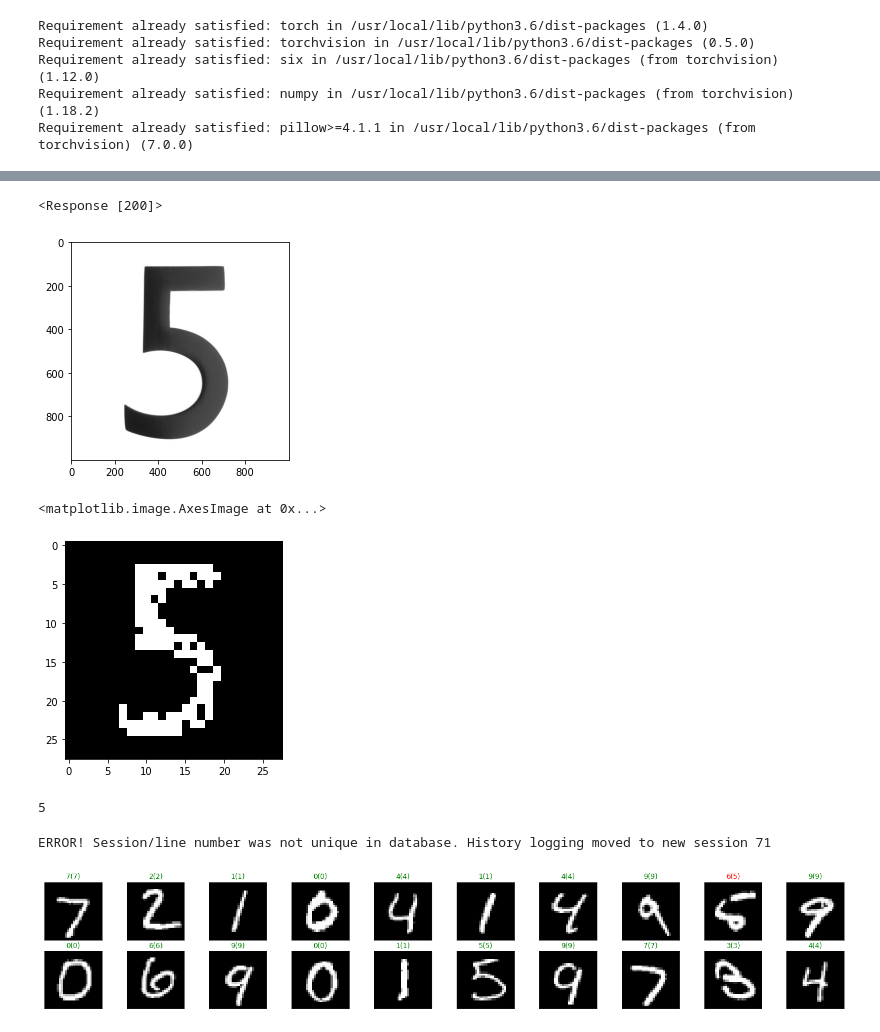
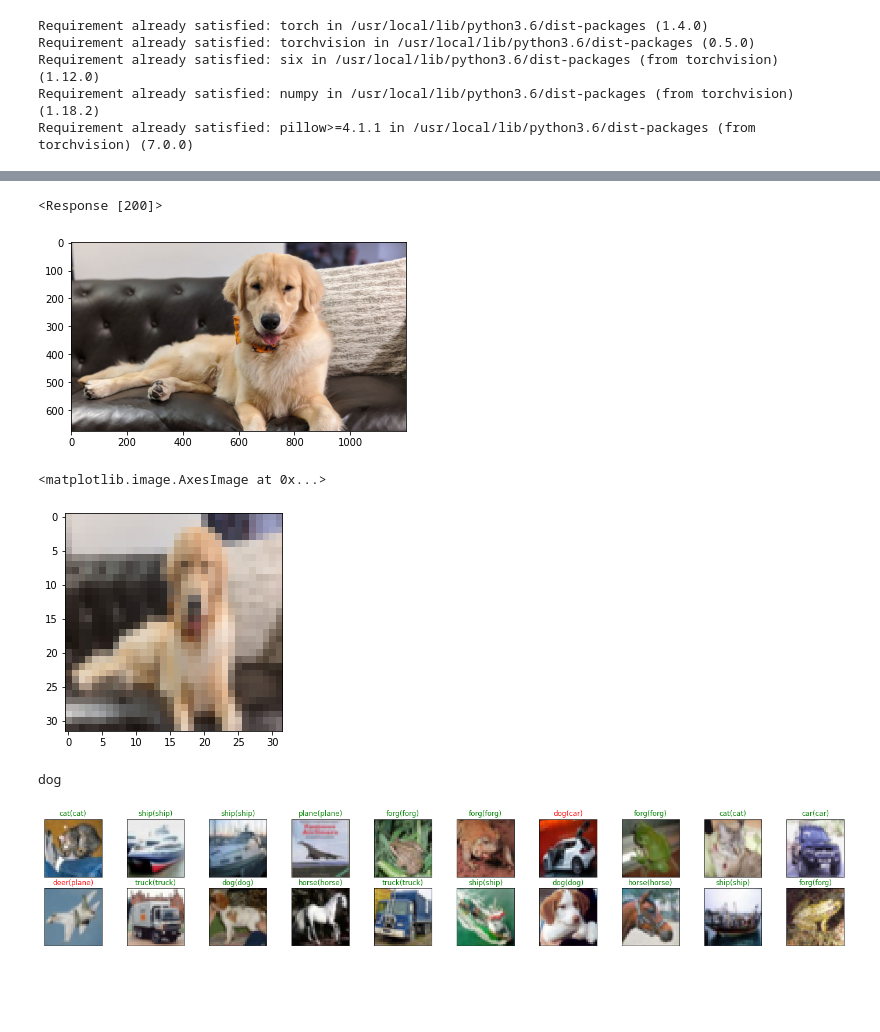
Before and after one commit to luckysouthchou/pytorch_udemy, a Jupyter notebook: CIFAR_10.ipynb, the cells around one changed output, grey strips where cells are left out. Cells and saved outputs as stored; diff of their text form; code cells hidden in the pictures; blank space fills up the shorter version.

```diff
--- a/CIFAR_10.ipynb
+++ b/CIFAR_10.ipynb
@@ -214,44 +276,49 @@ plt.legend()
 # %%
 import requests
 
 from PIL import Image
 #PIL:python image library
 #using a image from internet
-url = 'https://images.homedepot-static.com/productImages/007164ea-d47e-4f66-8d8c-fd9f621984a2/svn/architectural-mailboxes-house-letters-numbers-3585b-5-64_1000.jpg'
+url = 'https://dynaimage.cdn.cnn.com/cnn/c_fill,g_auto,w_1200,h_675,ar_16:9/https%3A%2F%2Fcdn.cnn.com%2Fcnnnext%2Fdam%2Fassets%2F191114120109-dog-aging-project-1.jpg'
 response = requests.get(url, stream = True)
 img = Image.open(response.raw)
 plt.imshow(img)
 print(response)
 # %% [output]
 <Response [200]>
-[figure, old version]
+[figure, new version]
 # %%
-img = PIL.ImageOps.invert(img)
+#img = PIL.ImageOps.invert(img)
 #change background color form white to black because our test data is black background, we need to confirm that
-img = img.convert('1')
+#img = img.convert('1')
 #trasnform ima from 1000 by 1000 to 28 by 28
 img = transform(img)
 #make sure to resieze image to 28 by 28 and from numpy array to tensor format
 plt.imshow(im_convert(img))
 # %% [output]
 <matplotlib.image.AxesImage at 0x...>
-[figure, old version]
+[figure, new version]
 # %%
-img = img.view(img.shape[0], -1)
+image = img.to(device).unsqueeze(0)
+#print(img[0].size())
+#image = images[0].unsqueeze(0).unsqueeze(0)
+#unsqueeze(0) add x axis bracket to orginal tensor, unqueeze(1) add y axis bracket to original tensor in order to create 3 dimential chanel
 #1, 784(1 channel, 28 * 28), make image 1 dimentional
-output = model(img )
+output = model(image)
 #model using linear first, then using softmax to transfer the number into probabiloities, if the model is more sinple. softmax can be sigmoid function to transfer the number into probability
 _, pred = torch.max(output, 1)
 #return the index of the maximum probability value for that image
-print(pred.item())
+print(classes[pred.item()])
 # %% [output]
-5
+dog
 # %%
 #For example, such a dataset, when called iter(dataset), could return a stream of data reading from a database, a remote server, or even logs generated in real time.
 dataiter  = iter(validation_loader)
 images, labels = dataiter.next()
-images_ = images.view(images.shape[0], -1)
-output = model(images_)
+images = images.to(device)
+labels = labels.to(device)
+#images_ = images.view(images.shape[0], -1)
+output = model(images)
 _, preds = torch.max(output, 1)
 
 fig = plt.figure(figsize = (25, 4))
@@ -260,7 +327,6 @@ fig = plt.figure(figsize = (25, 4))
 for idx in np.arange(20):
   ax = fig.add_subplot(2, 10, idx+1, xticks=[], yticks=[])
   plt.imshow(im_convert(images[idx]))
-  ax.set_title('{}({})'.format(str(preds[idx].item()), str(labels[idx].item())), color=('green' if preds[idx]==labels[idx] else 'red'))
+  ax.set_title('{}({})'.format(str(classes[preds[idx].item()]), str(classes[labels[idx].item()])), color=('green' if preds[idx]==labels[idx] else 'red'))
 # %% [output]
-ERROR! Session/line number was not unique in database. History logging moved to new session 71
-[figure, old version]
+[figure, new version]
```
Also changed, not shown: parts of 18 cells of this notebook.
